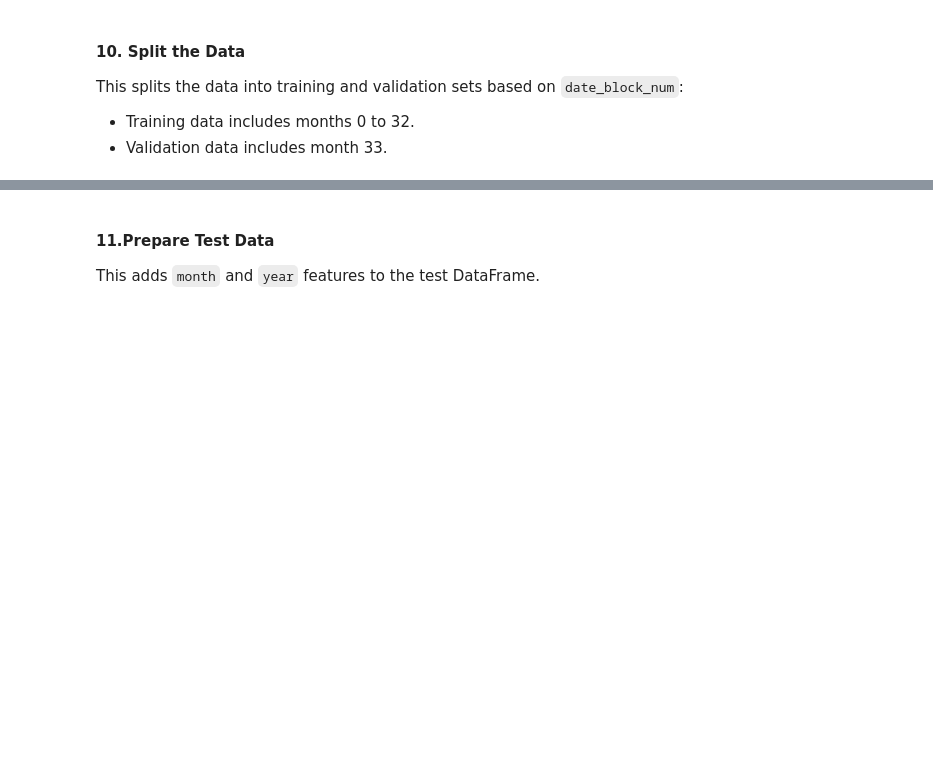
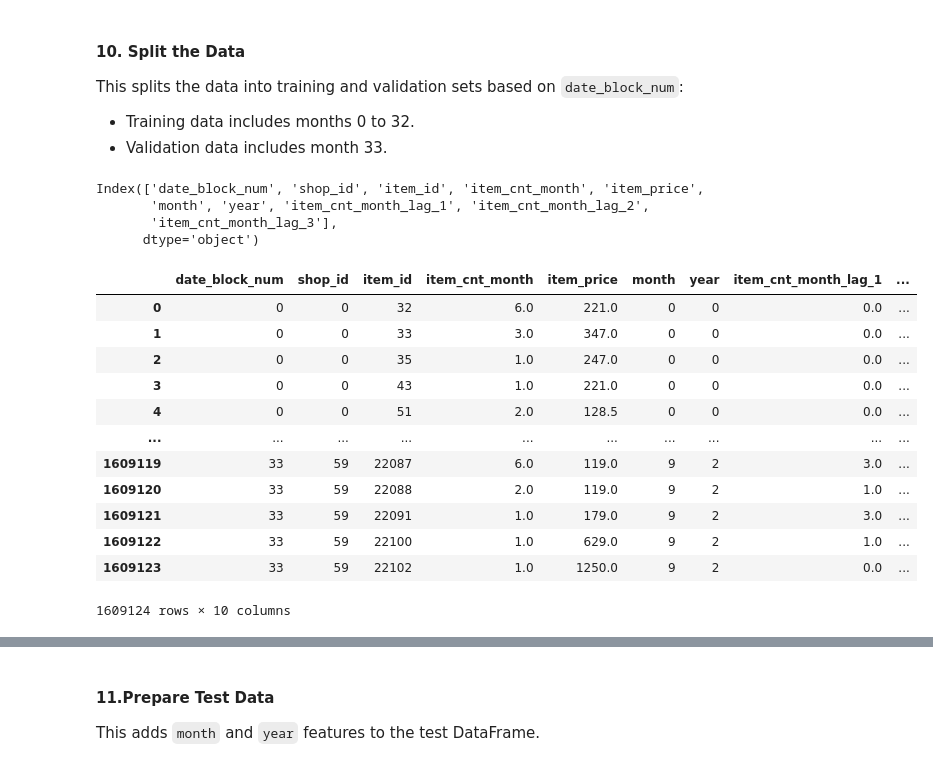
Before and after one commit to varmatilak22/Kaggle, a Jupyter notebook: Predict_Future_Sales_using_Advanced_regression.ipynb, the cells around one changed output, grey strips where cells are left out. Drawn from its saved outputs; the diff is of its cells as text; code cells hidden in the pictures; blank space fills up the shorter version.

Commit message:
Kaggle Notebook | Predict_future_sales_using_Advanced_regression | Version 2

```diff
--- a/Predict_Future_Sales_using_Advanced_regression.ipynb
+++ b/Predict_Future_Sales_using_Advanced_regression.ipynb
@@ -37,6 +39,3 @@ This code loads the training and test datasets from CSV files into pandas DataFr
 # %%
 train=pd.read_csv("/kaggle/input/competitive-data-science-predict-future-sales/sales_train.csv")
 test=pd.read_csv("/kaggle/input/competitive-data-science-predict-future-sales/test.csv")
-# %%
-train=train[:100000]
-test=test[:100000]
@@ -135,7 +154,7 @@ def lag_feature(df, lags, col):
         shifted.columns = ['date_block_num', 'shop_id', 'item_id', col + '_lag_' + str(i)]
         shifted['date_block_num'] += i
         df = pd.merge(df, shifted, on=['date_block_num', 'shop_id', 'item_id'], how='left')
-    return d
+    return df
 # %% [markdown]
 #### 7.Create Lag Features
 This applies the lag_feature function to create lag features for `item_cnt_month` with lags of 1, 2, and 3 months.
@@ -162,3 +181,26 @@ This splits the data into training and validation sets based on `date_block_num`
 
 * Training data includes months 0 to 32.
 * Validation data includes month 33.
+# %%
+monthly_sales.columns
+# %% [output]
+Index(['date_block_num', 'shop_id', 'item_id', 'item_cnt_month', 'item_price',
+       'month', 'year', 'item_cnt_month_lag_1', 'item_cnt_month_lag_2',
+       'item_cnt_month_lag_3'],
+      dtype='object')
+# %%
+monthly_sales
+# %% [output]
+|  | date_block_num | shop_id | item_id | item_cnt_month | item_price | month | year | item_cnt_month_lag_1 | ... |
+| 0 | 0 | 0 | 32 | 6.0 | 221.0 | 0 | 0 | 0.0 | ... |
+| 1 | 0 | 0 | 33 | 3.0 | 347.0 | 0 | 0 | 0.0 | ... |
+| 2 | 0 | 0 | 35 | 1.0 | 247.0 | 0 | 0 | 0.0 | ... |
+| 3 | 0 | 0 | 43 | 1.0 | 221.0 | 0 | 0 | 0.0 | ... |
+| 4 | 0 | 0 | 51 | 2.0 | 128.5 | 0 | 0 | 0.0 | ... |
+| ... | ... | ... | ... | ... | ... | ... | ... | ... | ... |
+| 1609119 | 33 | 59 | 22087 | 6.0 | 119.0 | 9 | 2 | 3.0 | ... |
+| 1609120 | 33 | 59 | 22088 | 2.0 | 119.0 | 9 | 2 | 1.0 | ... |
+| 1609121 | 33 | 59 | 22091 | 1.0 | 179.0 | 9 | 2 | 3.0 | ... |
+| 1609122 | 33 | 59 | 22100 | 1.0 | 629.0 | 9 | 2 | 1.0 | ... |
+| 1609123 | 33 | 59 | 22102 | 1.0 | 1250.0 | 9 | 2 | 0.0 | ... |
+1609124 rows × 10 columns
```
Also changed, not shown: parts of 19 cells of this notebook.
